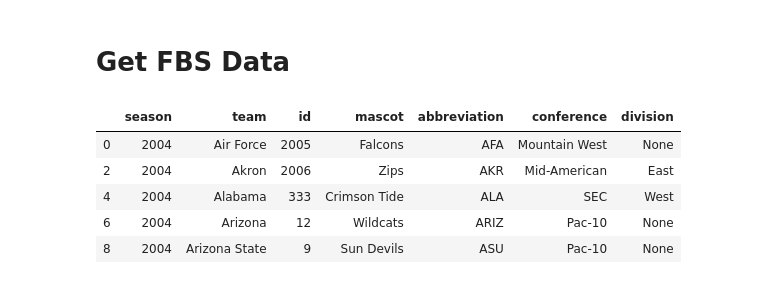
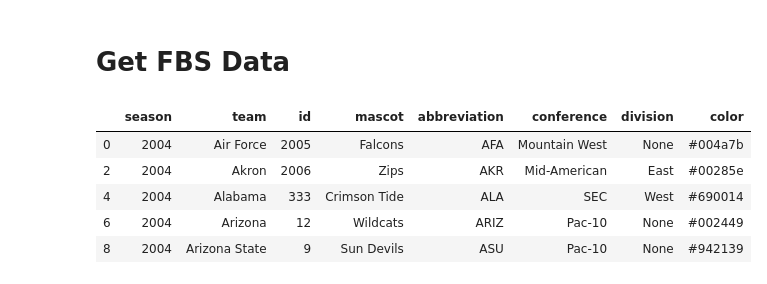
Before and after one commit to bdowd91/Project-1, a Jupyter notebook: DataExploreAndClean.ipynb, the cells around one changed output. Saved outputs shown, nothing was run; the diff lists cells and outputs as text; code cells hidden in the pictures.

Commit message:
add color, finish recruiting analysis

```diff
--- a/DataExploreAndClean.ipynb
+++ b/DataExploreAndClean.ipynb
@@ -36,19 +36,19 @@ for y in years:
 # %%
 # convert year to an integer
 fbsSchoolFrame['season'] = fbsSchoolFrame['season'].astype(int)# convert year to an integer
 # keep only needed columns and drop the duplicate records and rename columns for consistency
 fbsSchoolFrame = fbsSchoolFrame.rename(columns={'school':'team'})
-fbsSchoolFrame = fbsSchoolFrame[['season','team','id','mascot','abbreviation','conference','division']]
+fbsSchoolFrame = fbsSchoolFrame[['season','team','id','mascot','abbreviation','conference','division','color']]
 fbsSchoolFrame = fbsSchoolFrame.drop_duplicates()
 # preview dataframe
 fbsSchoolFrame.head()
 # %% [output]
-|  | season | team | id | mascot | abbreviation | conference | division |
-| 0 | 2004 | Air Force | 2005 | Falcons | AFA | Mountain West | None |
-| 2 | 2004 | Akron | 2006 | Zips | AKR | Mid-American | East |
-| 4 | 2004 | Alabama | 333 | Crimson Tide | ALA | SEC | West |
-| 6 | 2004 | Arizona | 12 | Wildcats | ARIZ | Pac-10 | None |
-| 8 | 2004 | Arizona State | 9 | Sun Devils | ASU | Pac-10 | None |
+|  | season | team | id | mascot | abbreviation | conference | division | color |
+| 0 | 2004 | Air Force | 2005 | Falcons | AFA | Mountain West | None | #004a7b |
+| 2 | 2004 | Akron | 2006 | Zips | AKR | Mid-American | East | #00285e |
+| 4 | 2004 | Alabama | 333 | Crimson Tide | ALA | SEC | West | #690014 |
+| 6 | 2004 | Arizona | 12 | Wildcats | ARIZ | Pac-10 | None | #002449 |
+| 8 | 2004 | Arizona State | 9 | Sun Devils | ASU | Pac-10 | None | #942139 |
 # %%
 # output FBS dataframe to csv
 fbsSchoolFrame.to_csv('Data/fbsSchoolData.csv',index=False)
```
Also changed, not shown: 11 other files.
